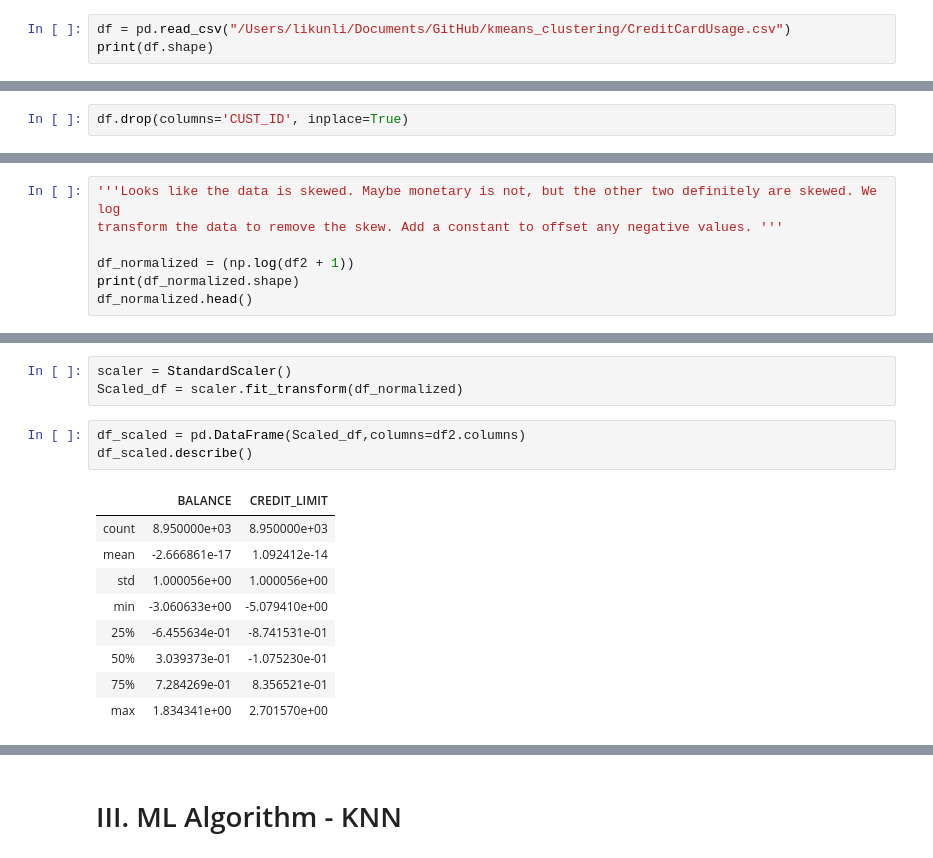
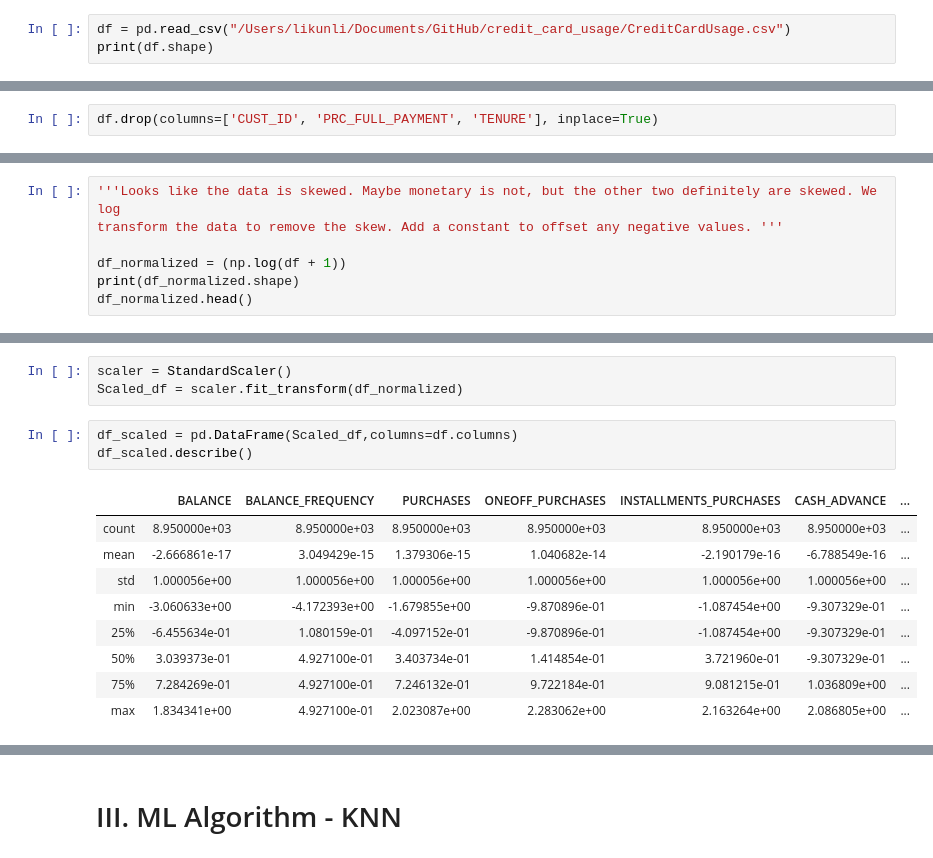
Before and after one commit to likunli/NYC-Airbnb-Price-Prediction, a Jupyter notebook: CreditCardUsage.ipynb, the cells around one changed output, grey strips where cells are left out. Cells and saved outputs as stored; diff of their text form.

```diff
--- a/CreditCardUsage.ipynb
+++ b/CreditCardUsage.ipynb
@@ -33,5 +34,5 @@ CreditCardUsage.csv   CreditCardUsage.ipynb README.md
 # %%
-df = pd.read_csv("/Users/likunli/Documents/GitHub/kmeans_clustering/CreditCardUsage.csv")
+df = pd.read_csv("/Users/likunli/Documents/GitHub/credit_card_usage/CreditCardUsage.csv")
 print(df.shape)
 # %% [output]
 (8950, 18)
@@ -70,7 +71,7 @@ TENURE                              8950 non-null int64
 dtypes: float64(14), int64(3), object(1)
 memory usage: 1.2+ MB
 # %%
-df.drop(columns='CUST_ID', inplace=True)
+df.drop(columns=['CUST_ID', 'PRC_FULL_PAYMENT', 'TENURE'], inplace=True)
 # %%
 df.columns
 # %% [output]
@@ -115,7 +128,7 @@ df2.describe().T
 '''Looks like the data is skewed. Maybe monetary is not, but the other two definitely are skewed. We log
 transform the data to remove the skew. Add a constant to offset any negative values. '''
 
-df_normalized = (np.log(df2 + 1))
+df_normalized = (np.log(df + 1))
 print(df_normalized.shape)
 df_normalized.head()
 # %% [output]
@@ -137,17 +150,17 @@ sns.distplot(df_normalized['BALANCE'])
 scaler = StandardScaler()
 Scaled_df = scaler.fit_transform(df_normalized)
 # %%
-df_scaled = pd.DataFrame(Scaled_df,columns=df2.columns)
+df_scaled = pd.DataFrame(Scaled_df,columns=df.columns)
 df_scaled.describe()
 # %% [output]
-|  | BALANCE | CREDIT_LIMIT |
-| count | 8.950000e+03 | 8.950000e+03 |
-| mean | -2.666861e-17 | 1.092412e-14 |
-| std | 1.000056e+00 | 1.000056e+00 |
-| min | -3.060633e+00 | -5.079410e+00 |
-| 25% | -6.455634e-01 | -8.741531e-01 |
-| 50% | 3.039373e-01 | -1.075230e-01 |
-| 75% | 7.284269e-01 | 8.356521e-01 |
-| max | 1.834341e+00 | 2.701570e+00 |
+|  | BALANCE | BALANCE_FREQUENCY | PURCHASES | ONEOFF_PURCHASES | INSTALLMENTS_PURCHASES | CASH_ADVANCE | ... |
+| count | 8.950000e+03 | 8.950000e+03 | 8.950000e+03 | 8.950000e+03 | 8.950000e+03 | 8.950000e+03 | ... |
+| mean | -2.666861e-17 | 3.049429e-15 | 1.379306e-15 | 1.040682e-14 | -2.190179e-16 | -6.788549e-16 | ... |
+| std | 1.000056e+00 | 1.000056e+00 | 1.000056e+00 | 1.000056e+00 | 1.000056e+00 | 1.000056e+00 | ... |
+| min | -3.060633e+00 | -4.172393e+00 | -1.679855e+00 | -9.870896e-01 | -1.087454e+00 | -9.307329e-01 | ... |
+| 25% | -6.455634e-01 | 1.080159e-01 | -4.097152e-01 | -9.870896e-01 | -1.087454e+00 | -9.307329e-01 | ... |
+| 50% | 3.039373e-01 | 4.927100e-01 | 3.403734e-01 | 1.414854e-01 | 3.721960e-01 | -9.307329e-01 | ... |
+| 75% | 7.284269e-01 | 4.927100e-01 | 7.246132e-01 | 9.722184e-01 | 9.081215e-01 | 1.036809e+00 | ... |
+| max | 1.834341e+00 | 4.927100e-01 | 2.023087e+00 | 2.283062e+00 | 2.163264e+00 | 2.086805e+00 | ... |
 # %%
 fig, ax=plt.subplots(1,2,figsize=(15,5))
```
Also changed, not shown: parts of 13 cells of this notebook, 4 other files.
